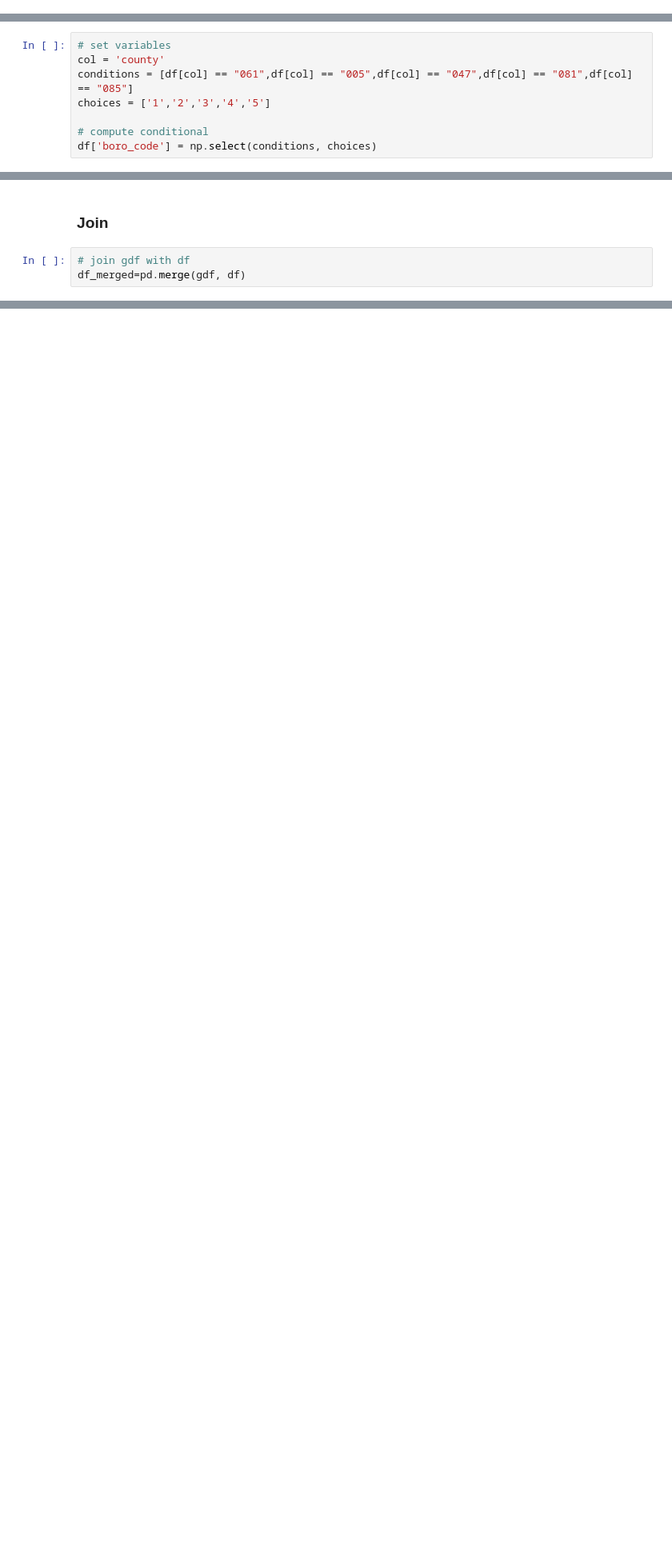
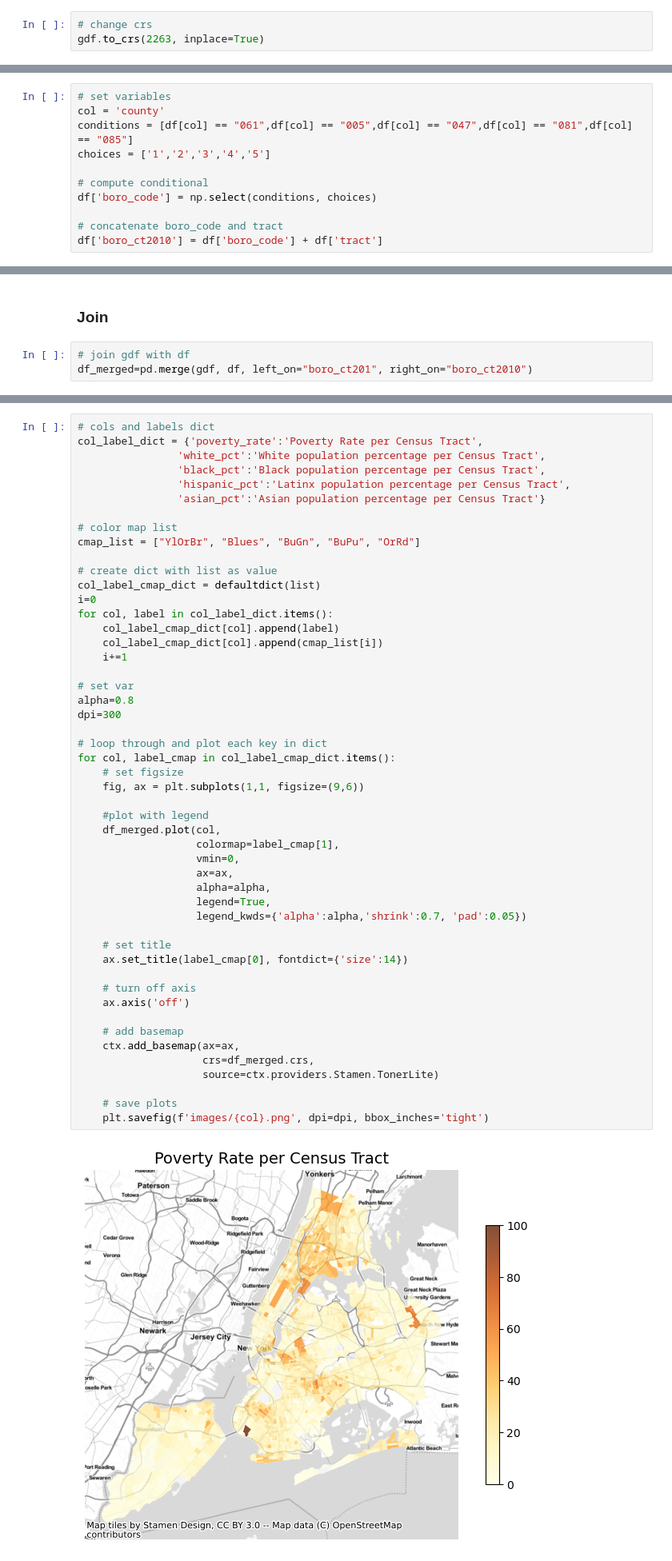
Before and after one commit to justinm0rgan/bivariatechoropleth, a Jupyter notebook: bivarate_choro.ipynb, the cells around one changed output, grey strips where cells are left out. Shown at 80% size. Saved outputs shown, nothing was run; the diff lists cells and outputs as text; blank space fills up the shorter version.

```diff
--- a/bivarate_choro.ipynb
+++ b/bivarate_choro.ipynb
@@ -149,3 +139,6 @@ gdf[gdf['ct2010'] == '036100']
+# %%
+# change crs
+gdf.to_crs(2263, inplace=True)
 # %% [markdown]
 Ok, it looks like we can join on `boro_ct2010` from **gdf**, but will have to create the `boro_code` column in **df** in order to make this possible. So let's create a feature that maps the correct boro code in **df** then concatenate it with `tract` column to match `boro_ct2010`.
 
@@ -162,6 +155,9 @@ choices = ['1','2','3','4','5']
 
 # compute conditional
 df['boro_code'] = np.select(conditions, choices)
+
+# concatenate boro_code and tract
+df['boro_ct2010'] = df['boro_code'] + df['tract']
 # %%
 df.head()
 # %% [output]
@@ -177,5 +173,5 @@ Ok, now we can join
 ### Join
 # %%
 # join gdf with df
-df_merged=pd.merge(gdf, df)
+df_merged=pd.merge(gdf, df, left_on="boro_ct201", right_on="boro_ct2010")
 # %% [markdown]
@@ -182,0 +181,52 @@ Now that I have the data and shapefile, next step is to create basic choropleth
+# %%
+# cols and labels dict
+col_label_dict = {'poverty_rate':'Poverty Rate per Census Tract',
+                'white_pct':'White population percentage per Census Tract',
+                'black_pct':'Black population percentage per Census Tract',
+                'hispanic_pct':'Latinx population percentage per Census Tract',
+                'asian_pct':'Asian population percentage per Census Tract'}
+
+# color map list
+cmap_list = ["YlOrBr", "Blues", "BuGn", "BuPu", "OrRd"]
+
+# create dict with list as value
+col_label_cmap_dict = defaultdict(list)
+i=0
+for col, label in col_label_dict.items():
+    col_label_cmap_dict[col].append(label)
+    col_label_cmap_dict[col].append(cmap_list[i])
+    i+=1
+
+# set var
+alpha=0.8
+dpi=300
+
+# loop through and plot each key in dict
+for col, label_cmap in col_label_cmap_dict.items():
+    # set figsize
+    fig, ax = plt.subplots(1,1, figsize=(9,6))
+
+    #plot with legend
+    df_merged.plot(col,
+                   colormap=label_cmap[1],
+                   vmin=0,
+                   ax=ax,
+                   alpha=alpha,
+                   legend=True,
+                   legend_kwds={'alpha':alpha,'shrink':0.7, 'pad':0.05})
+
+    # set title
+    ax.set_title(label_cmap[0], fontdict={'size':14})
+
+    # turn off axis
+    ax.axis('off')
+
+    # add basemap
+    ctx.add_basemap(ax=ax,
+                    crs=df_merged.crs,
+                    source=ctx.providers.Stamen.TonerLite)
+
+    # save plots
+    plt.savefig(f'images/{col}.png', dpi=dpi, bbox_inches='tight')
+# %% [output]
+[figure, added]
```
Also changed, not shown: parts of 9 cells of this notebook.
